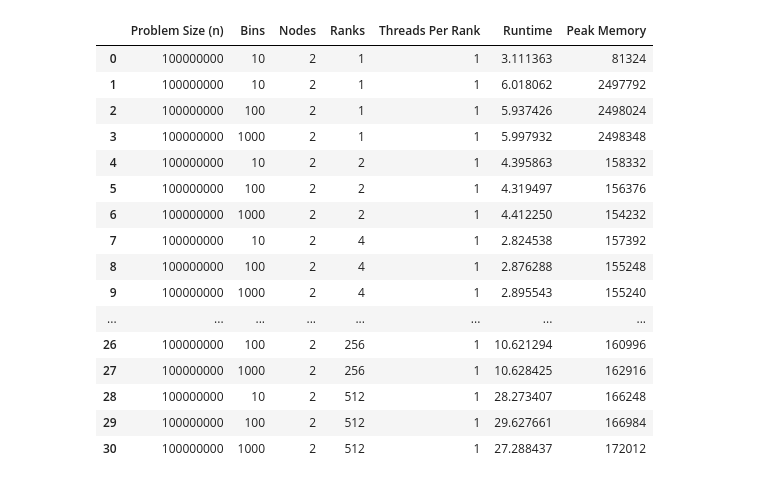
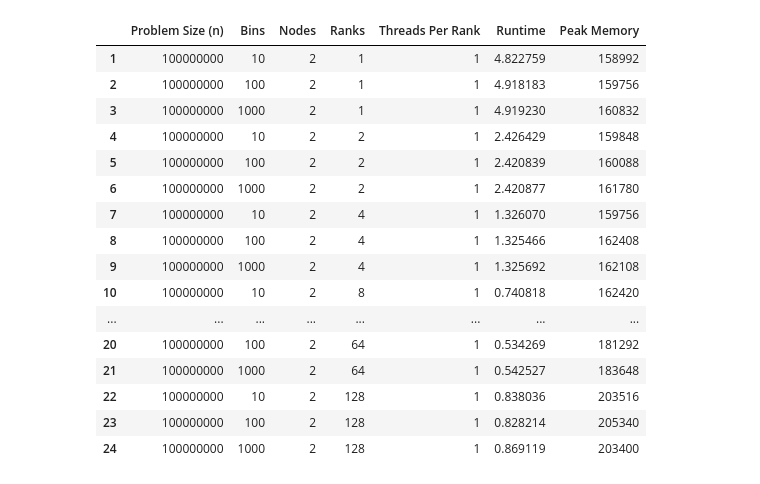
Before and after one commit to skbham/phys5v48, a Jupyter notebook: phys5v48hw/hw4/analysis/analysis.ipynb, the cells around one changed output. Cells and saved outputs as stored; diff of their text form; code cells hidden in the pictures.

```diff
--- a/phys5v48hw/hw4/analysis/analysis.ipynb
+++ b/phys5v48hw/hw4/analysis/analysis.ipynb
@@ -60,32 +60,32 @@ def plotResults(df, title):
     return 0
 # %%
 #keyword = "async"
-keyword = "joblib"
+keyword = "mpire"
 fname = "/home/biscuit/Documents/utd/phys5v48/phys5v48/phys5v48hw/hw4/output/" + keyword + "Lorentz/" + keyword + "LorentzCat.xlsx"
-title = "JobLib"
+title = "Mpire"
 
 writer = pd.ExcelWriter(fname, engine='openpyxl', mode='a')
 dfAsync = pd.read_excel(writer, index_col=0) # Read in catalog
 
 display(dfAsync)
 # %% [output]
 |  | Problem Size (n) | Bins | Nodes | Ranks | Threads Per Rank | Runtime | Peak Memory |
-| 0 | 100000000 | 10 | 2 | 1 | 1 | 3.111363 | 81324 |
-| 1 | 100000000 | 10 | 2 | 1 | 1 | 6.018062 | 2497792 |
-| 2 | 100000000 | 100 | 2 | 1 | 1 | 5.937426 | 2498024 |
-| 3 | 100000000 | 1000 | 2 | 1 | 1 | 5.997932 | 2498348 |
-| 4 | 100000000 | 10 | 2 | 2 | 1 | 4.395863 | 158332 |
-| 5 | 100000000 | 100 | 2 | 2 | 1 | 4.319497 | 156376 |
-| 6 | 100000000 | 1000 | 2 | 2 | 1 | 4.412250 | 154232 |
-| 7 | 100000000 | 10 | 2 | 4 | 1 | 2.824538 | 157392 |
-| 8 | 100000000 | 100 | 2 | 4 | 1 | 2.876288 | 155248 |
-| 9 | 100000000 | 1000 | 2 | 4 | 1 | 2.895543 | 155240 |
+| 1 | 100000000 | 10 | 2 | 1 | 1 | 4.822759 | 158992 |
+| 2 | 100000000 | 100 | 2 | 1 | 1 | 4.918183 | 159756 |
+| 3 | 100000000 | 1000 | 2 | 1 | 1 | 4.919230 | 160832 |
+| 4 | 100000000 | 10 | 2 | 2 | 1 | 2.426429 | 159848 |
+| 5 | 100000000 | 100 | 2 | 2 | 1 | 2.420839 | 160088 |
+| 6 | 100000000 | 1000 | 2 | 2 | 1 | 2.420877 | 161780 |
+| 7 | 100000000 | 10 | 2 | 4 | 1 | 1.326070 | 159756 |
+| 8 | 100000000 | 100 | 2 | 4 | 1 | 1.325466 | 162408 |
+| 9 | 100000000 | 1000 | 2 | 4 | 1 | 1.325692 | 162108 |
+| 10 | 100000000 | 10 | 2 | 8 | 1 | 0.740818 | 162420 |
 | ... | ... | ... | ... | ... | ... | ... | ... |
-| 26 | 100000000 | 100 | 2 | 256 | 1 | 10.621294 | 160996 |
-| 27 | 100000000 | 1000 | 2 | 256 | 1 | 10.628425 | 162916 |
-| 28 | 100000000 | 10 | 2 | 512 | 1 | 28.273407 | 166248 |
-| 29 | 100000000 | 100 | 2 | 512 | 1 | 29.627661 | 166984 |
-| 30 | 100000000 | 1000 | 2 | 512 | 1 | 27.288437 | 172012 |
+| 20 | 100000000 | 100 | 2 | 64 | 1 | 0.534269 | 181292 |
+| 21 | 100000000 | 1000 | 2 | 64 | 1 | 0.542527 | 183648 |
+| 22 | 100000000 | 10 | 2 | 128 | 1 | 0.838036 | 203516 |
+| 23 | 100000000 | 100 | 2 | 128 | 1 | 0.828214 | 205340 |
+| 24 | 100000000 | 1000 | 2 | 128 | 1 | 0.869119 | 203400 |
 # %%
 plotResults(dfAsync, title)
 # %% [output]
```
Also changed, not shown: parts of 1 cell of this notebook, 6 other files.
